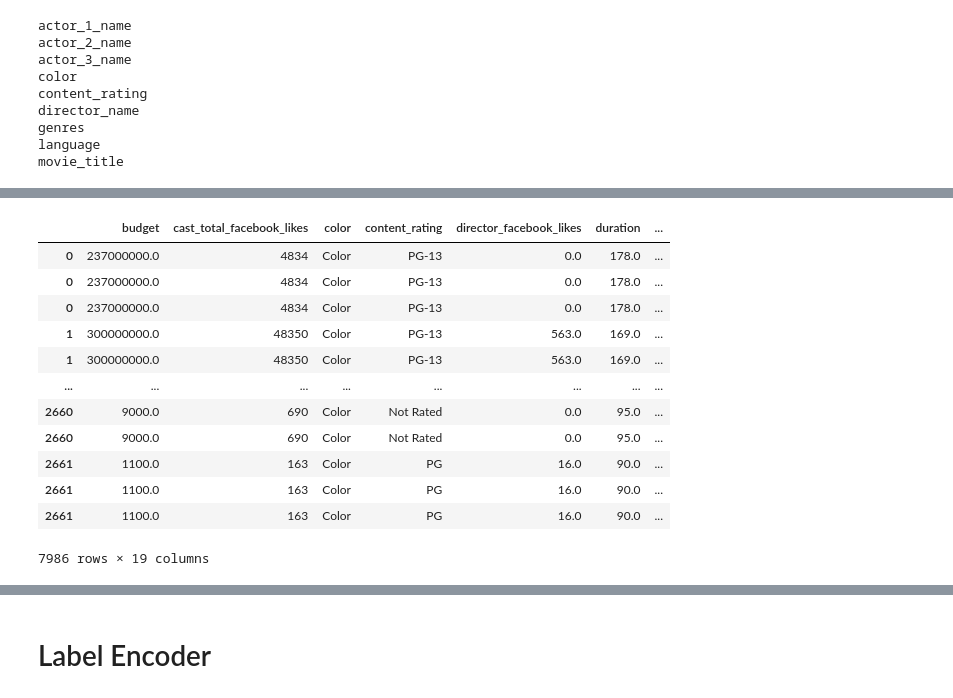
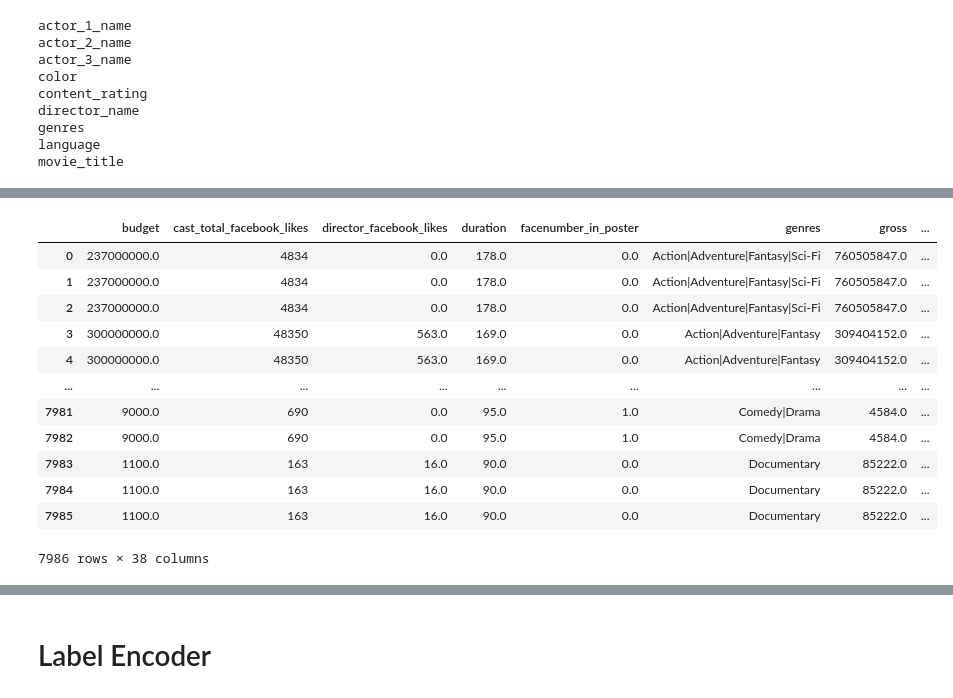
Before and after one commit to 36kp/module-16-project, a Jupyter notebook: src/imdb_analysis.ipynb, the cells around one changed output, grey strips where cells are left out. Cells and saved outputs as stored; diff of their text form; code cells hidden in the pictures.

```diff
--- a/src/imdb_analysis.ipynb
+++ b/src/imdb_analysis.ipynb
@@ -68,0 +80,10 @@ imdb_df_filtered.reset_index(drop=True, inplace=True)
+# %%
+# Concatenate with a comma separator
+imdb_df_filtered['actors'] = imdb_df_filtered[['actor_1_name', 'actor_2_name', 'actor_3_name']].agg(list, axis=1)
+imdb_df_filtered['actor_facebook_likes'] = imdb_df_filtered[['actor_1_facebook_likes', 'actor_2_facebook_likes', 'actor_3_facebook_likes']].agg(list, axis=1)
+
+# join some columns and explode them
+imdb_df_filtered = imdb_df_filtered.explode(column=['actors', 'actor_facebook_likes']).reset_index(drop=True)
+
+
+imdb_df_filtered
@@ -68,0 +137,8 @@ imdb_df_filtered.reset_index(drop=True, inplace=True)
+# %%
+dummy_columns = ['content_rating', 'color', 'language']
+for col in dummy_columns:
+    print(col)
+    content_rating = pd.get_dummies(imdb_df_filtered[col], prefix=col, prefix_sep='_', dtype='int')
+    imdb_df_filtered = pd.concat([imdb_df_filtered, content_rating], axis=1)
+    imdb_df_filtered.drop(columns=[col], inplace=True)
+imdb_df_filtered
@@ -121,6 +193,0 @@ dtype: int64
-# %%
-# Concatenate with a comma separator
-imdb_df_filtered['actors'] = imdb_df_filtered[['actor_1_name', 'actor_2_name', 'actor_3_name']].agg(list, axis=1)
-imdb_df_filtered['facebook_likes'] = imdb_df_filtered[['actor_1_facebook_likes', 'actor_2_facebook_likes', 'actor_3_facebook_likes']].agg(list, axis=1)
-
-imdb_df_filtered
@@ -141,7 +193,0 @@ imdb_df_filtered
-# %%
-# join some columns and explode them
-
-imdb_df_filtered = imdb_df_filtered.explode(column=['actors', 'facebook_likes'])
-
-
-imdb_df_filtered
@@ -183,19 +194,20 @@ imdb_df_filtered['directors_Encoded'] = imdb_df_filtered['director_name'].map(fr
 # %%
 drop_columns = ['actor_1_facebook_likes', 'actor_1_name', 'actor_2_facebook_likes','actor_2_name', 'actor_3_facebook_likes', 'actor_3_name', 'director_name', 'actors', 'movie_title']
 # %%
-imdb_df_filtered.drop(columns=drop_columns)
+imdb_df_filtered = imdb_df_filtered.drop(columns=drop_columns).reset_index(drop=True)
+imdb_df_filtered
 # %% [output]
-|  | budget | cast_total_facebook_likes | color | content_rating | director_facebook_likes | duration | ... |
-| 0 | 237000000.0 | 4834 | Color | PG-13 | 0.0 | 178.0 | ... |
-| 0 | 237000000.0 | 4834 | Color | PG-13 | 0.0 | 178.0 | ... |
-| 0 | 237000000.0 | 4834 | Color | PG-13 | 0.0 | 178.0 | ... |
-| 1 | 300000000.0 | 48350 | Color | PG-13 | 563.0 | 169.0 | ... |
-| 1 | 300000000.0 | 48350 | Color | PG-13 | 563.0 | 169.0 | ... |
-| ... | ... | ... | ... | ... | ... | ... | ... |
-| 2660 | 9000.0 | 690 | Color | Not Rated | 0.0 | 95.0 | ... |
-| 2660 | 9000.0 | 690 | Color | Not Rated | 0.0 | 95.0 | ... |
-| 2661 | 1100.0 | 163 | Color | PG | 16.0 | 90.0 | ... |
-| 2661 | 1100.0 | 163 | Color | PG | 16.0 | 90.0 | ... |
-| 2661 | 1100.0 | 163 | Color | PG | 16.0 | 90.0 | ... |
+|  | budget | cast_total_facebook_likes | director_facebook_likes | duration | facenumber_in_poster | genres | gross | ... |
+| 0 | 237000000.0 | 4834 | 0.0 | 178.0 | 0.0 | Action|Adventure|Fantasy|Sci-Fi | 760505847.0 | ... |
+| 1 | 237000000.0 | 4834 | 0.0 | 178.0 | 0.0 | Action|Adventure|Fantasy|Sci-Fi | 760505847.0 | ... |
+| 2 | 237000000.0 | 4834 | 0.0 | 178.0 | 0.0 | Action|Adventure|Fantasy|Sci-Fi | 760505847.0 | ... |
+| 3 | 300000000.0 | 48350 | 563.0 | 169.0 | 0.0 | Action|Adventure|Fantasy | 309404152.0 | ... |
+| 4 | 300000000.0 | 48350 | 563.0 | 169.0 | 0.0 | Action|Adventure|Fantasy | 309404152.0 | ... |
+| ... | ... | ... | ... | ... | ... | ... | ... | ... |
+| 7981 | 9000.0 | 690 | 0.0 | 95.0 | 1.0 | Comedy|Drama | 4584.0 | ... |
+| 7982 | 9000.0 | 690 | 0.0 | 95.0 | 1.0 | Comedy|Drama | 4584.0 | ... |
+| 7983 | 1100.0 | 163 | 16.0 | 90.0 | 0.0 | Documentary | 85222.0 | ... |
+| 7984 | 1100.0 | 163 | 16.0 | 90.0 | 0.0 | Documentary | 85222.0 | ... |
+| 7985 | 1100.0 | 163 | 16.0 | 90.0 | 0.0 | Documentary | 85222.0 | ... |
-7986 rows × 19 columns
+7986 rows × 38 columns
 # %%
```
Also changed, not shown: parts of 27 cells of this notebook.
